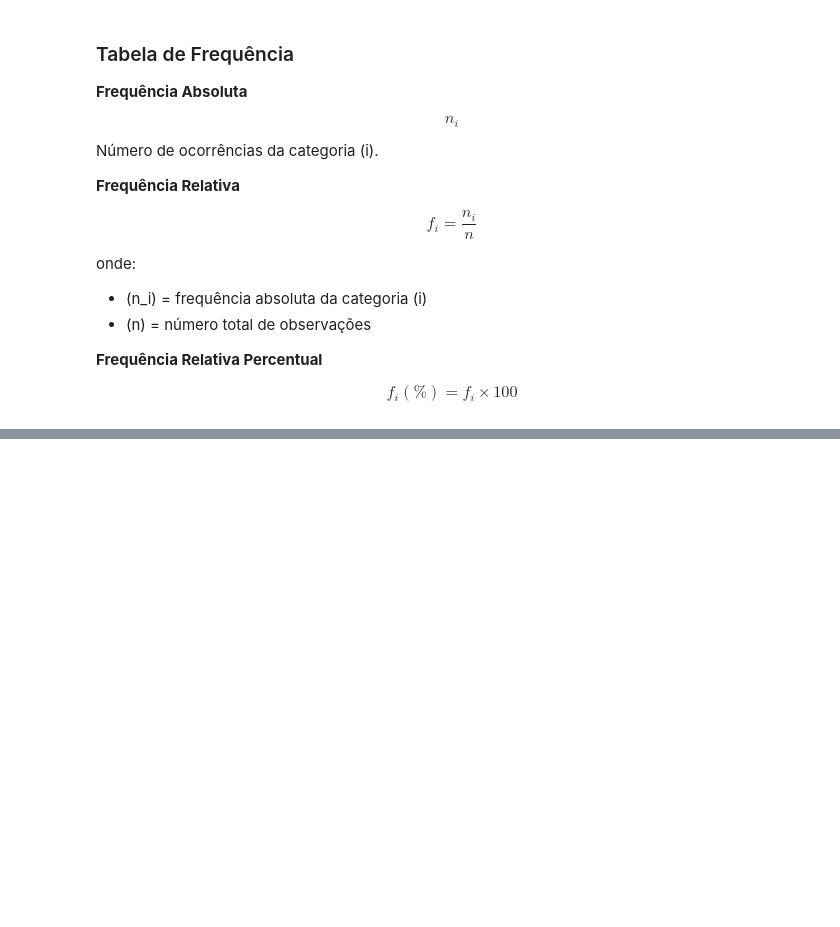
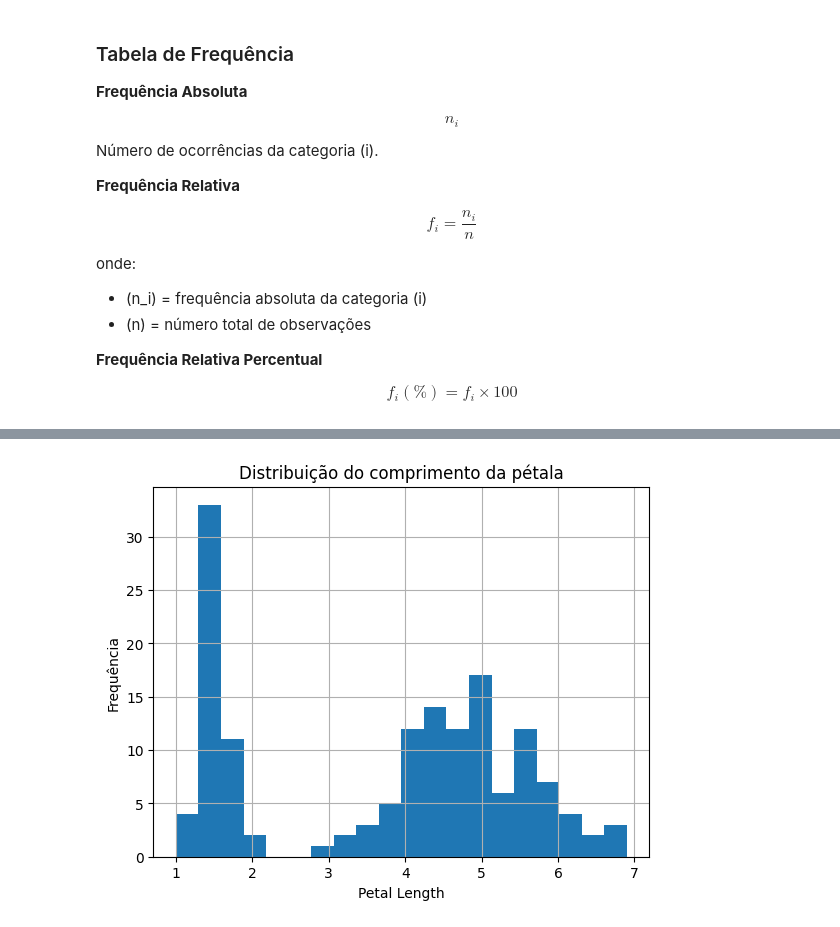
Before and after one commit to gblsun/dev, a Jupyter notebook: Bacharelado - Ciência da Computação IMPACTA/5 Semestre/Análise Exploratória de Dados/Atividade Prática 1 - dataset iris/analise_dataset_iris.ipynb, the cells around one changed output, grey strips where cells are left out. Cells and saved outputs as stored; diff of their text form; code cells hidden in the pictures; blank space fills up the shorter version.

```diff
--- a/Bacharelado - Ciência da Computação IMPACTA/5 Semestre/Análise Exploratória de Dados/Atividade Prática 1 - dataset iris/analise_dataset_iris.ipynb
+++ b/Bacharelado - Ciência da Computação IMPACTA/5 Semestre/Análise Exploratória de Dados/Atividade Prática 1 - dataset iris/analise_dataset_iris.ipynb
@@ -133,0 +287,10 @@ tabela_freq
+# %%
+# Histograma — Petal Length
+df["Petal.Length"].hist(bins=20)
+
+plt.title("Distribuição do comprimento da pétala")
+plt.xlabel("Petal Length")
+plt.ylabel("Frequência")
+plt.show()
+# %% [output]
+[figure, added]
```
Also changed, not shown: parts of 30 cells of this notebook, 2 other files.
